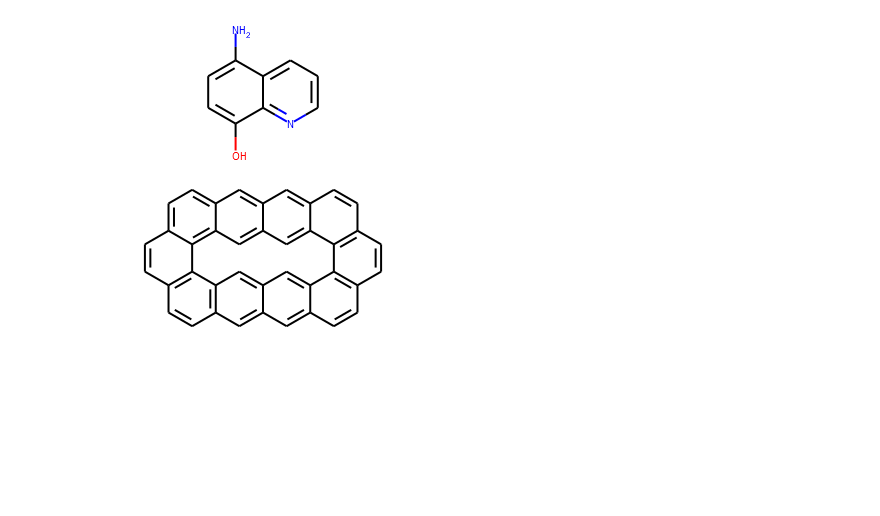
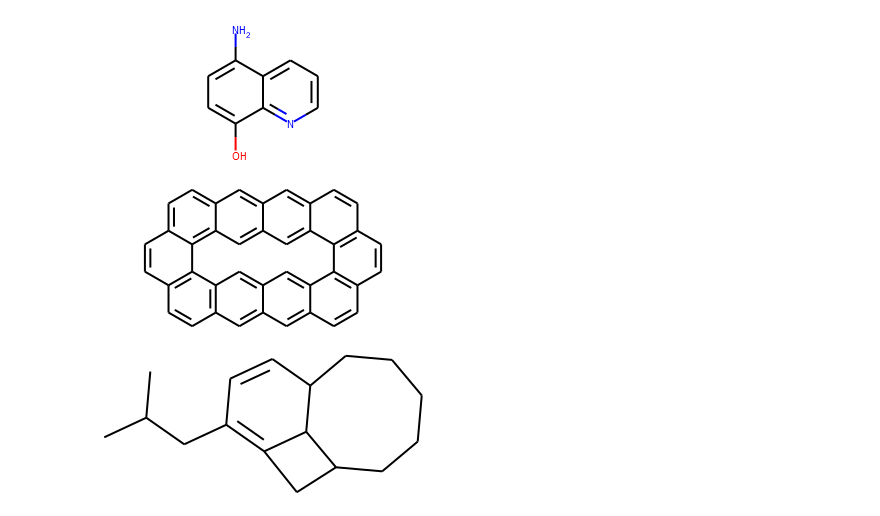
Before and after one commit to VEK239/StructGNN-lipophilicity, a Jupyter notebook: notebooks/26_molecules_from_tests_viewing.ipynb, the cells around one changed output. Drawn from its saved outputs; the diff is of its cells as text; code cells hidden in the pictures; blank space fills up the shorter version.

```diff
--- a/notebooks/26_molecules_from_tests_viewing.ipynb
+++ b/notebooks/26_molecules_from_tests_viewing.ipynb
@@ -10,3 +10,8 @@ mol = Chem.MolFromSmiles("C1=CC%11=C9C2=C1C=C3C(=C2)C=C4C(=C3)C=CC5=C4C6=C(C=C5)
 display(mol)
 # %% [output]
 [figure]
+# %%
+mol = Chem.MolFromSmiles("C1CC3C2C(CCC1)C=CC(=C2C3)CC(C)C")
+display(mol)
+# %% [output]
+[figure, added]
```
Also changed, not shown: parts of 1 cell of this notebook, 1 other file.
